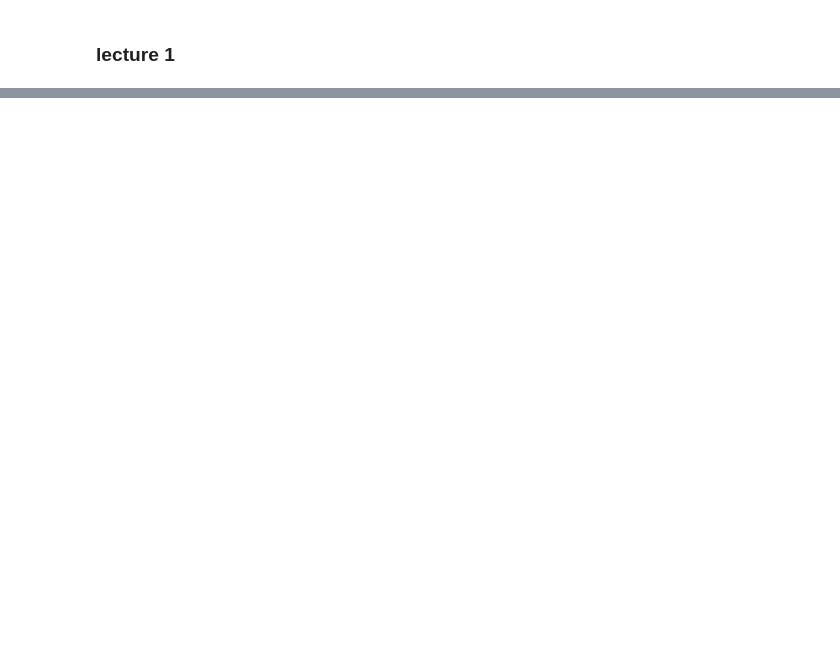
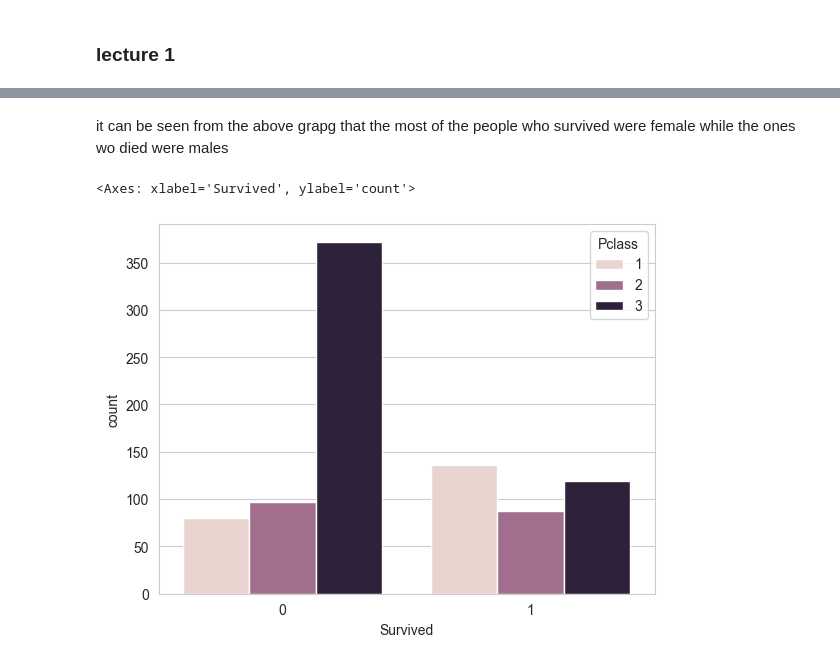
Before and after one commit to depa-tto/Machine-Learning-course, a Jupyter notebook: machine_learning/logistic_regression/logistic_1.ipynb, the cells around one changed output, grey strips where cells are left out. Drawn from its saved outputs; the diff is of its cells as text; code cells hidden in the pictures; blank space fills up the shorter version.

```diff
--- a/machine_learning/logistic_regression/logistic_1.ipynb
+++ b/machine_learning/logistic_regression/logistic_1.ipynb
@@ -18,0 +34,7 @@ train.head()
+# %% [markdown]
+it can be seen from the above grapg that the most of the people who survived were female while the ones wo died were males
+# %%
+sns.countplot(train,x='Survived',hue='Pclass')
+# %% [output]
+<Axes: xlabel='Survived', ylabel='count'>
+[figure, added]
```
Also changed, not shown: parts of 43 cells of this notebook, 1 other file.
